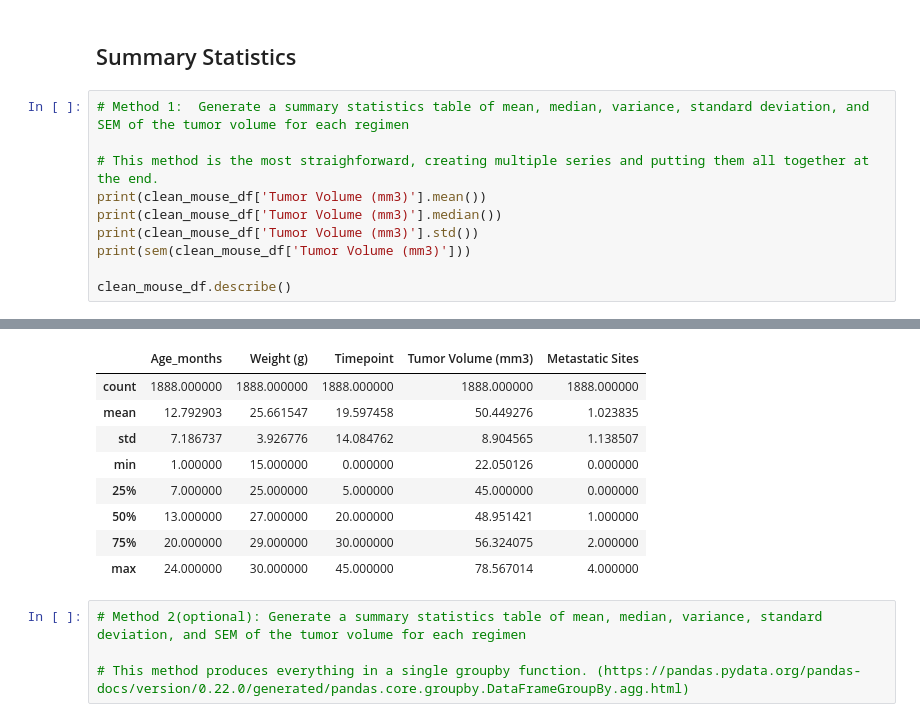
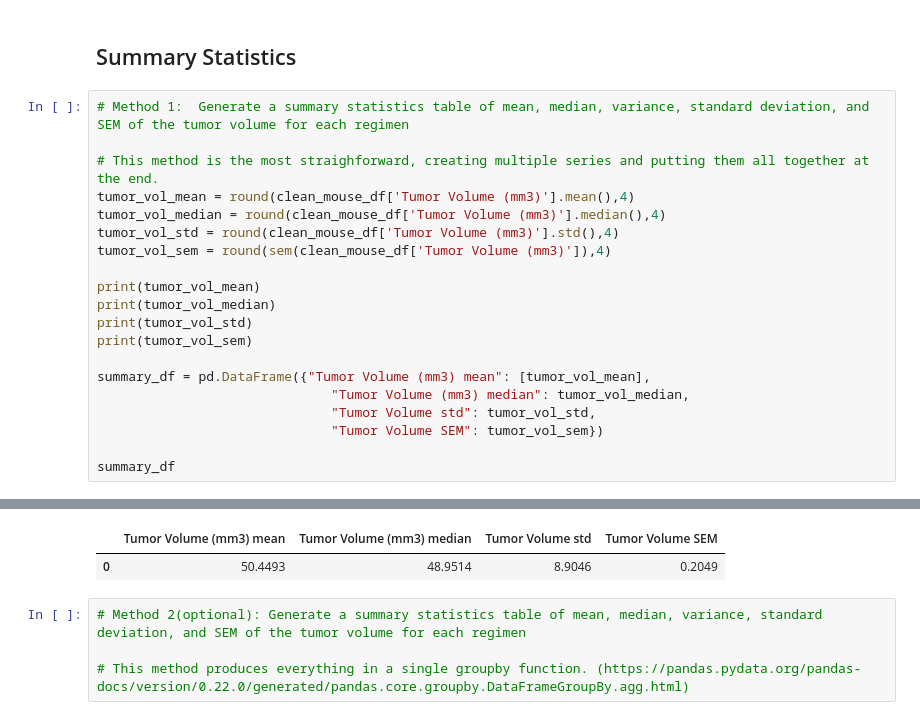
Before and after one commit to jeodaysju/plot-challenge, a Jupyter notebook: pymaceuticals_starter.ipynb, the cells around one changed output, grey strips where cells are left out. Drawn from its saved outputs; the diff is of its cells as text.

```diff
--- a/pymaceuticals_starter.ipynb
+++ b/pymaceuticals_starter.ipynb
@@ -116,10 +116,20 @@ count_cleaned
 # Method 1:  Generate a summary statistics table of mean, median, variance, standard deviation, and SEM of the tumor volume for each regimen
 
 # This method is the most straighforward, creating multiple series and putting them all together at the end.
-print(clean_mouse_df['Tumor Volume (mm3)'].mean())
-print(clean_mouse_df['Tumor Volume (mm3)'].median())
-print(clean_mouse_df['Tumor Volume (mm3)'].std())
-print(sem(clean_mouse_df['Tumor Volume (mm3)']))
+tumor_vol_mean = round(clean_mouse_df['Tumor Volume (mm3)'].mean(),4)
+tumor_vol_median = round(clean_mouse_df['Tumor Volume (mm3)'].median(),4)
+tumor_vol_std = round(clean_mouse_df['Tumor Volume (mm3)'].std(),4)
+tumor_vol_sem = round(sem(clean_mouse_df['Tumor Volume (mm3)']),4)
 
-clean_mouse_df.describe()
+print(tumor_vol_mean)
+print(tumor_vol_median)
+print(tumor_vol_std)
+print(tumor_vol_sem)
+
+summary_df = pd.DataFrame({"Tumor Volume (mm3) mean": [tumor_vol_mean],
+                              "Tumor Volume (mm3) median": tumor_vol_median,
+                              "Tumor Volume std": tumor_vol_std,
+                              "Tumor Volume SEM": tumor_vol_sem})
+
+summary_df
 # %% [output]
@@ -130,12 +140,5 @@ clean_mouse_df.describe()
-|  | Age_months | Weight (g) | Timepoint | Tumor Volume (mm3) | Metastatic Sites |
-| count | 1888.000000 | 1888.000000 | 1888.000000 | 1888.000000 | 1888.000000 |
-| mean | 12.792903 | 25.661547 | 19.597458 | 50.449276 | 1.023835 |
-| std | 7.186737 | 3.926776 | 14.084762 | 8.904565 | 1.138507 |
-| min | 1.000000 | 15.000000 | 0.000000 | 22.050126 | 0.000000 |
-| 25% | 7.000000 | 25.000000 | 5.000000 | 45.000000 | 0.000000 |
-| 50% | 13.000000 | 27.000000 | 20.000000 | 48.951421 | 1.000000 |
-| 75% | 20.000000 | 29.000000 | 30.000000 | 56.324075 | 2.000000 |
-| max | 24.000000 | 30.000000 | 45.000000 | 78.567014 | 4.000000 |
+|  | Tumor Volume (mm3) mean | Tumor Volume (mm3) median | Tumor Volume std | Tumor Volume SEM |
+| 0 | 50.4493 | 48.9514 | 8.9046 | 0.2049 |
 # %%
 # Method 2(optional): Generate a summary statistics table of mean, median, variance, standard deviation, and SEM of the tumor volume for each regimen
 
```
Also changed, not shown: parts of 3 cells of this notebook.
